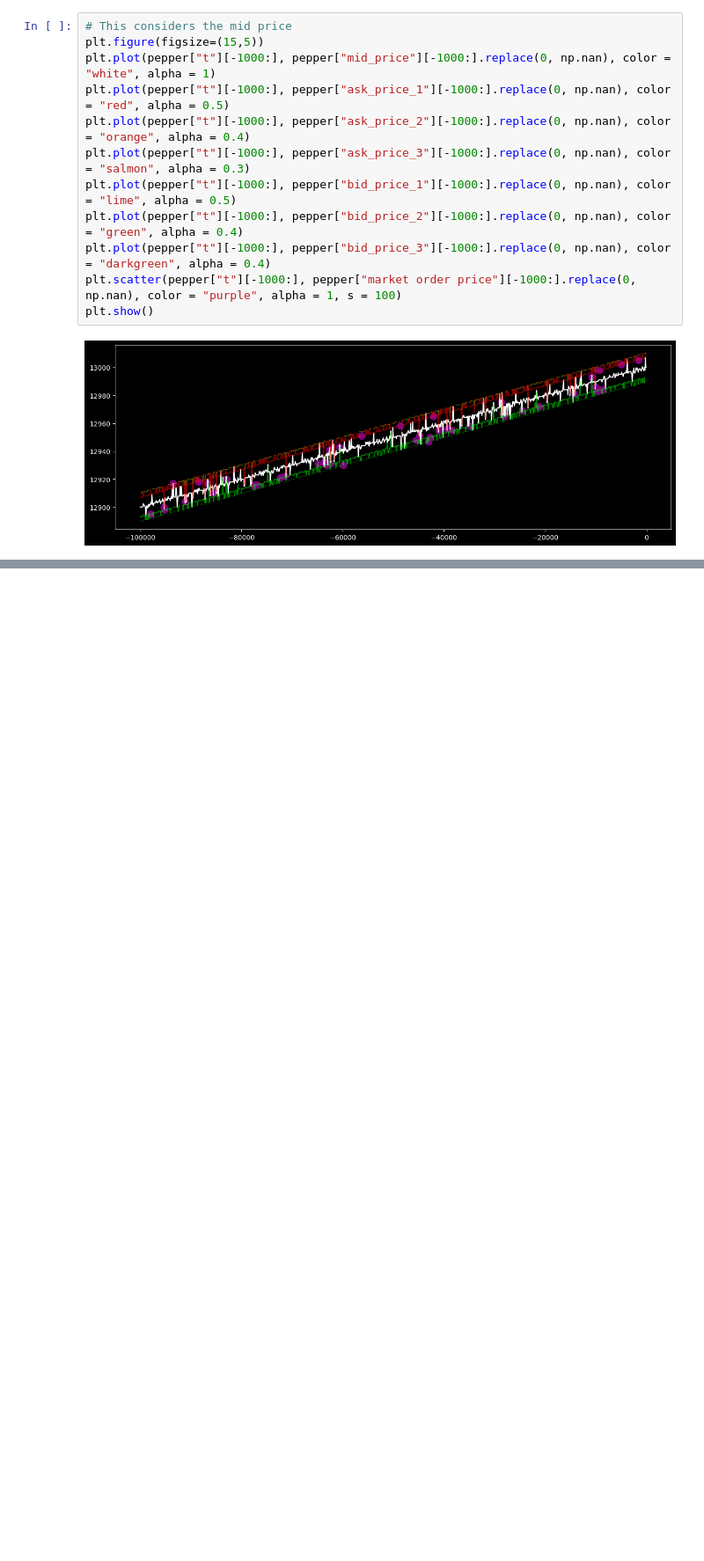
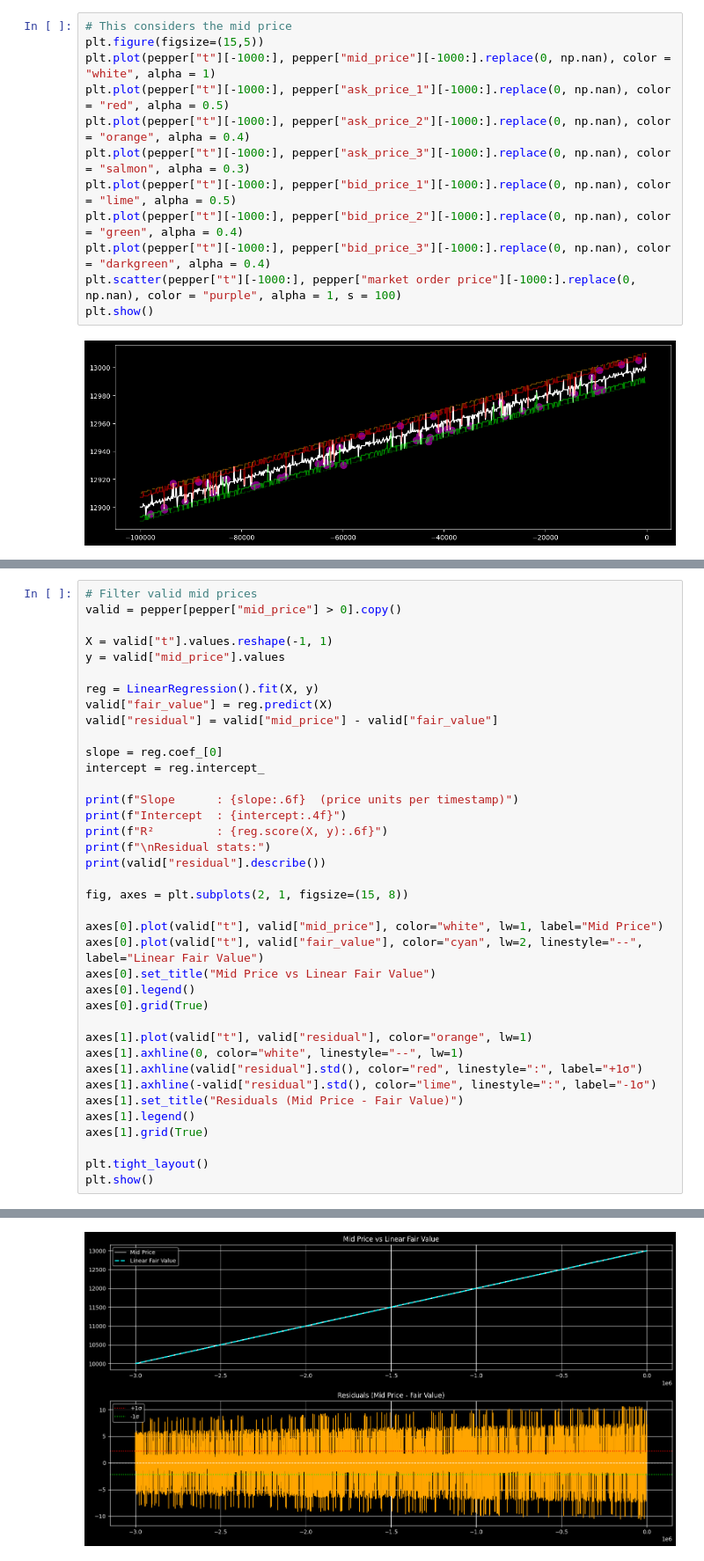
Before and after one commit to marcobattiston21/imc-prosperity-4, a Jupyter notebook: prosperity4/round1/notebooks/analysis_root.ipynb, the cells around one changed output, grey strips where cells are left out. Shown at 88% size. Cells and saved outputs as stored; diff of their text form; blank space fills up the shorter version.

```diff
--- a/prosperity4/round1/notebooks/analysis_root.ipynb
+++ b/prosperity4/round1/notebooks/analysis_root.ipynb
@@ -133,0 +142,39 @@ plt.show()
+# %%
+# Filter valid mid prices
+valid = pepper[pepper["mid_price"] > 0].copy()
+
+X = valid["t"].values.reshape(-1, 1)
+y = valid["mid_price"].values
+
+reg = LinearRegression().fit(X, y)
+valid["fair_value"] = reg.predict(X)
+valid["residual"] = valid["mid_price"] - valid["fair_value"]
+
+slope = reg.coef_[0]
+intercept = reg.intercept_
+
+print(f"Slope      : {slope:.6f}  (price units per timestamp)")
+print(f"Intercept  : {intercept:.4f}")
+print(f"R²         : {reg.score(X, y):.6f}")
+print(f"\nResidual stats:")
+print(valid["residual"].describe())
+
+fig, axes = plt.subplots(2, 1, figsize=(15, 8))
+
+axes[0].plot(valid["t"], valid["mid_price"], color="white", lw=1, label="Mid Price")
+axes[0].plot(valid["t"], valid["fair_value"], color="cyan", lw=2, linestyle="--", label="Linear Fair Value")
+axes[0].set_title("Mid Price vs Linear Fair Value")
+axes[0].legend()
+axes[0].grid(True)
+
+axes[1].plot(valid["t"], valid["residual"], color="orange", lw=1)
+axes[1].axhline(0, color="white", linestyle="--", lw=1)
+axes[1].axhline(valid["residual"].std(), color="red", linestyle=":", label="+1σ")
+axes[1].axhline(-valid["residual"].std(), color="lime", linestyle=":", label="-1σ")
+axes[1].set_title("Residuals (Mid Price - Fair Value)")
+axes[1].legend()
+axes[1].grid(True)
+
+plt.tight_layout()
+plt.show()
+# %% [output]
@@ -133,0 +195 @@ plt.show()
+[figure, added]
```
Also changed, not shown: parts of 11 cells of this notebook, 1 other file.
